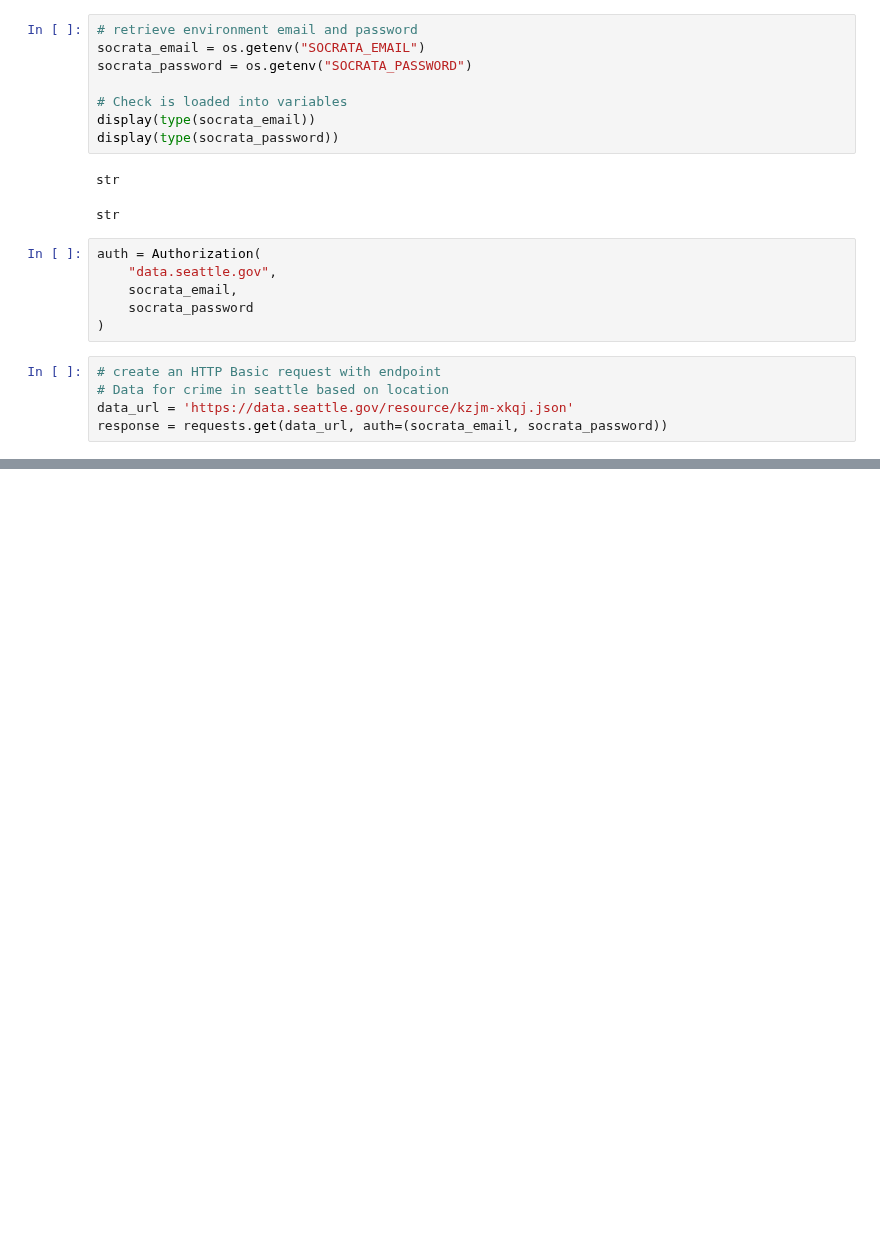
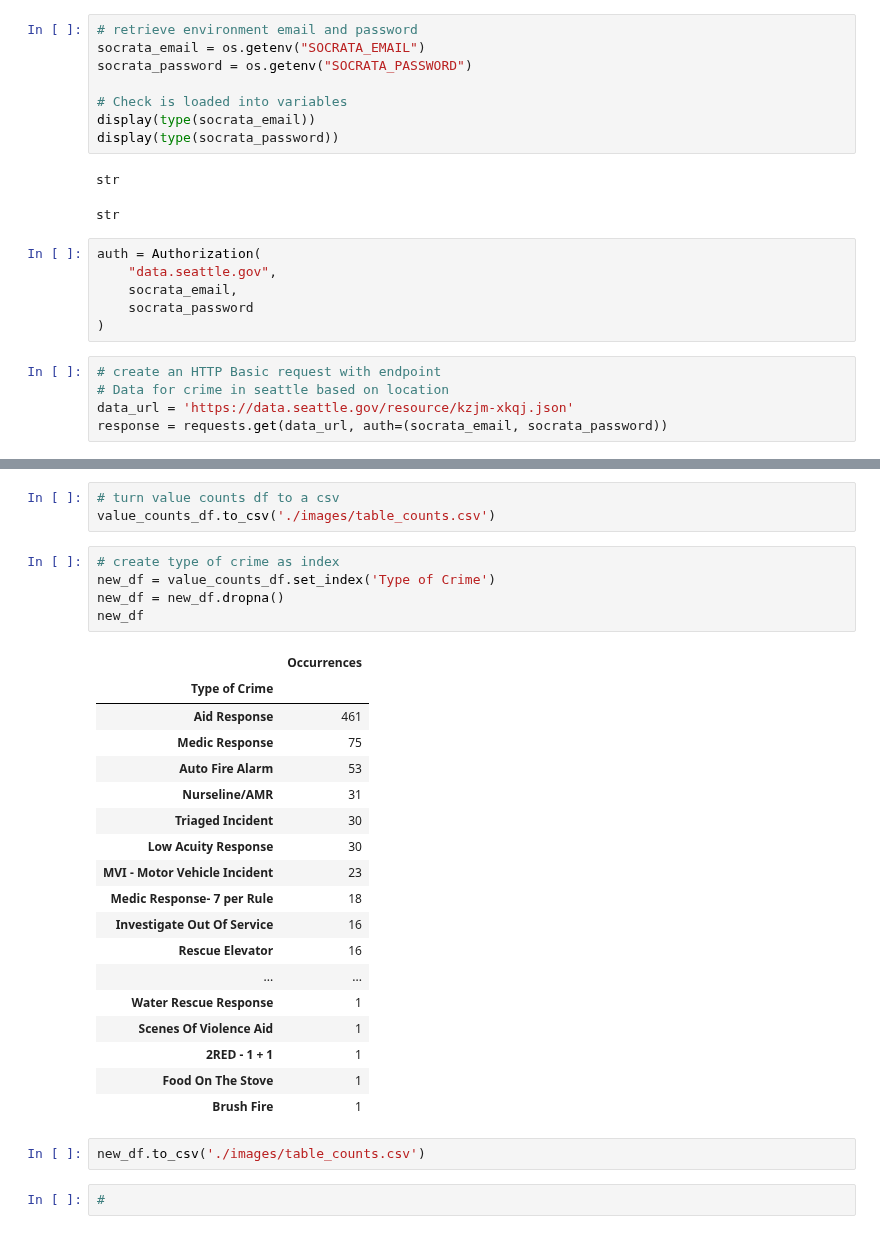
Before and after one commit to silvanoross/Seattle_Study_Explore, a Jupyter notebook: seattle_data.ipynb, the cells around one changed output, grey strips where cells are left out. Cells and saved outputs as stored; diff of their text form; blank space fills up the shorter version.

```diff
--- a/seattle_data.ipynb
+++ b/seattle_data.ipynb
@@ -220,0 +266,31 @@ TypeError: ufunc 'isfinite' not supported for the input types, and the inputs co
+# %%
+# turn value counts df to a csv
+value_counts_df.to_csv('./images/table_counts.csv')
+# %%
+# create type of crime as index
+new_df = value_counts_df.set_index('Type of Crime')
+new_df = new_df.dropna()
+new_df
+# %% [output]
+|  | Occurrences |
+| Type of Crime |  |
+| Aid Response | 461 |
+| Medic Response | 75 |
+| Auto Fire Alarm | 53 |
+| Nurseline/AMR | 31 |
+| Triaged Incident | 30 |
+| Low Acuity Response | 30 |
+| MVI - Motor Vehicle Incident | 23 |
+| Medic Response- 7 per Rule | 18 |
+| Investigate Out Of Service | 16 |
+| Rescue Elevator | 16 |
+| ... | ... |
+| Water Rescue Response | 1 |
+| Scenes Of Violence Aid | 1 |
+| 2RED - 1 + 1 | 1 |
+| Food On The Stove | 1 |
+| Brush Fire | 1 |
+# %%
+new_df.to_csv('./images/table_counts.csv')
+# %%
+#
```
Also changed, not shown: parts of 14 cells of this notebook, 7 other files.
